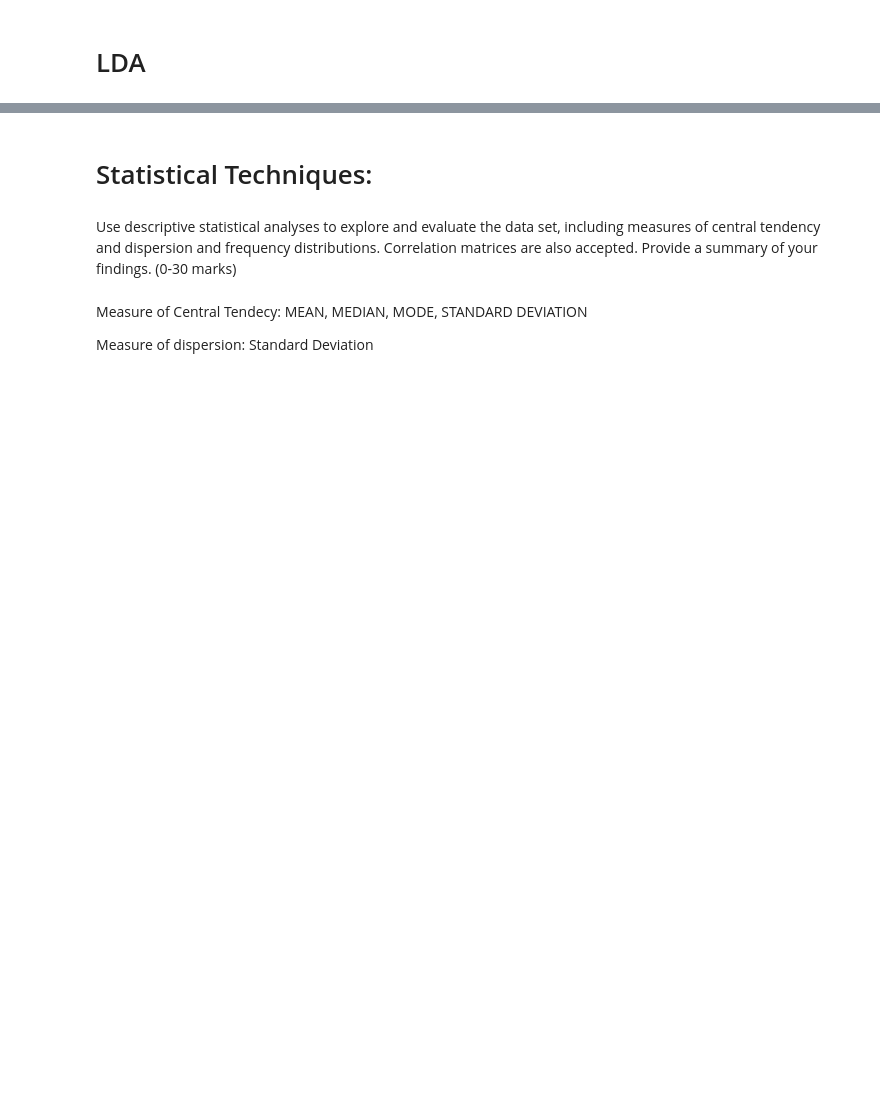
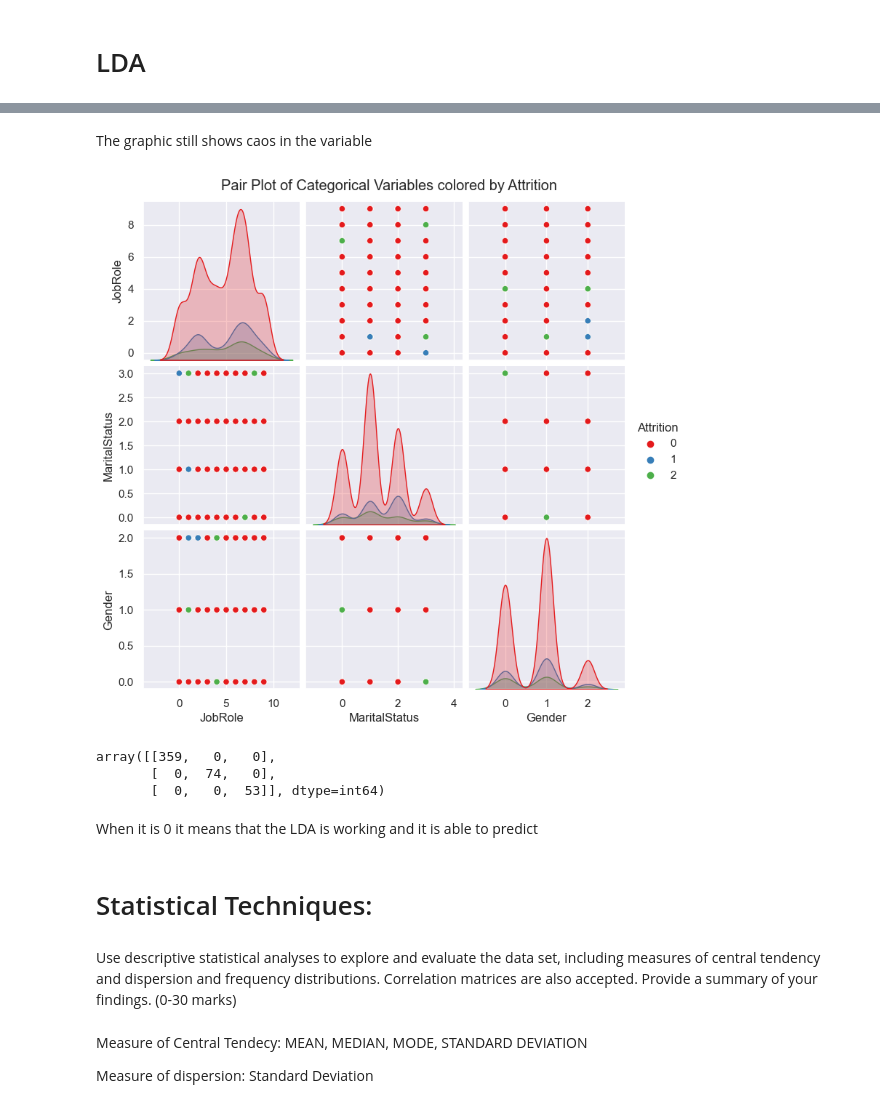
Before and after one commit to Sba23037/CristinaPriolo_Sba23037_Lvl8_CA2_Integrated, a Jupyter notebook: CristinaPriolo_Sba23037_Lvl8_CA2_Integrated.ipynb, the cells around one changed output, grey strips where cells are left out. Saved outputs shown, nothing was run; the diff lists cells and outputs as text; code cells hidden in the pictures; blank space fills up the shorter version.

```diff
--- a/CristinaPriolo_Sba23037_Lvl8_CA2_Integrated.ipynb
+++ b/CristinaPriolo_Sba23037_Lvl8_CA2_Integrated.ipynb
@@ -735,0 +711,23 @@ edgecolors="b")
+# %% [markdown]
+The graphic still shows caos in the variable
+# %%
+import seaborn as sns
+import pandas as pd
+
+# Assuming 'dataset' is your DataFrame containing your data
+
+# Selecting only the categorical columns for pair plotting
+categorical_columns = ['Attrition', 'JobRole', 'MaritalStatus', 'Gender']
+
+# Transforming these categorical columns into numeric representations for visualization
+data_categorical = dataset[categorical_columns].astype('category').apply(lambda x: x.cat.codes)
+
+# Adding the target 'Attrition' column to the categorical data
+data_categorical['Attrition'] = dataset['Attrition']
+
+# Creating pair plots to visualize relationships between categorical variables
+sns.pairplot(data_categorical, hue='Attrition', palette='Set1')
+plt.suptitle('Pair Plot of Categorical Variables colored by Attrition', y=1.02)
+plt.show()
+# %% [output]
+[figure, added]
@@ -736,3 +736,14 @@ edgecolors="b")
+# %%
+dt = DecisionTreeClassifier()
+dt.fit(X_train, y_train)
+y_pred = dt.predict(X_test)
+confusion_matrix(y_test, y_pred)
+# %% [output]
+array([[359,   0,   0],
+       [  0,  74,   0],
+       [  0,   0,  53]], dtype=int64)
+# %% [markdown]
+When it is 0 it means that the LDA is working and it is able to predict
 # %% [markdown]
 # Statistical Techniques:
 # %% [markdown]
```
Also changed, not shown: parts of 51 cells of this notebook.
